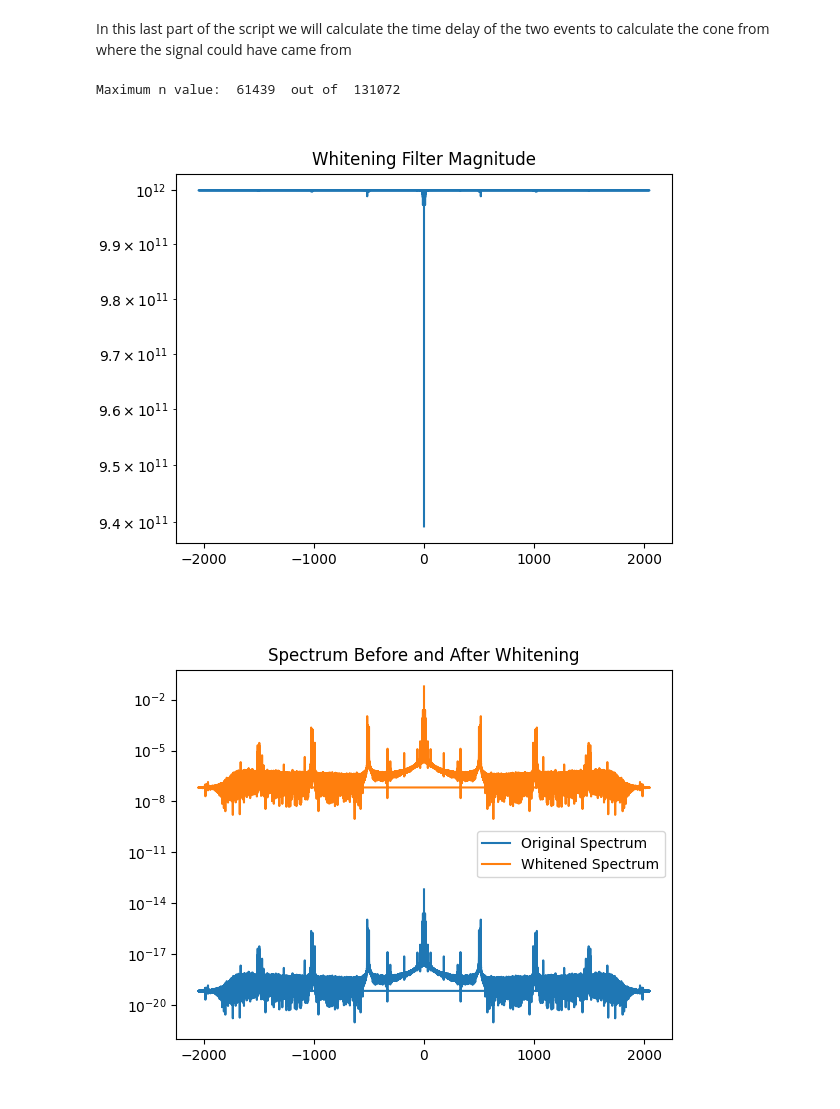
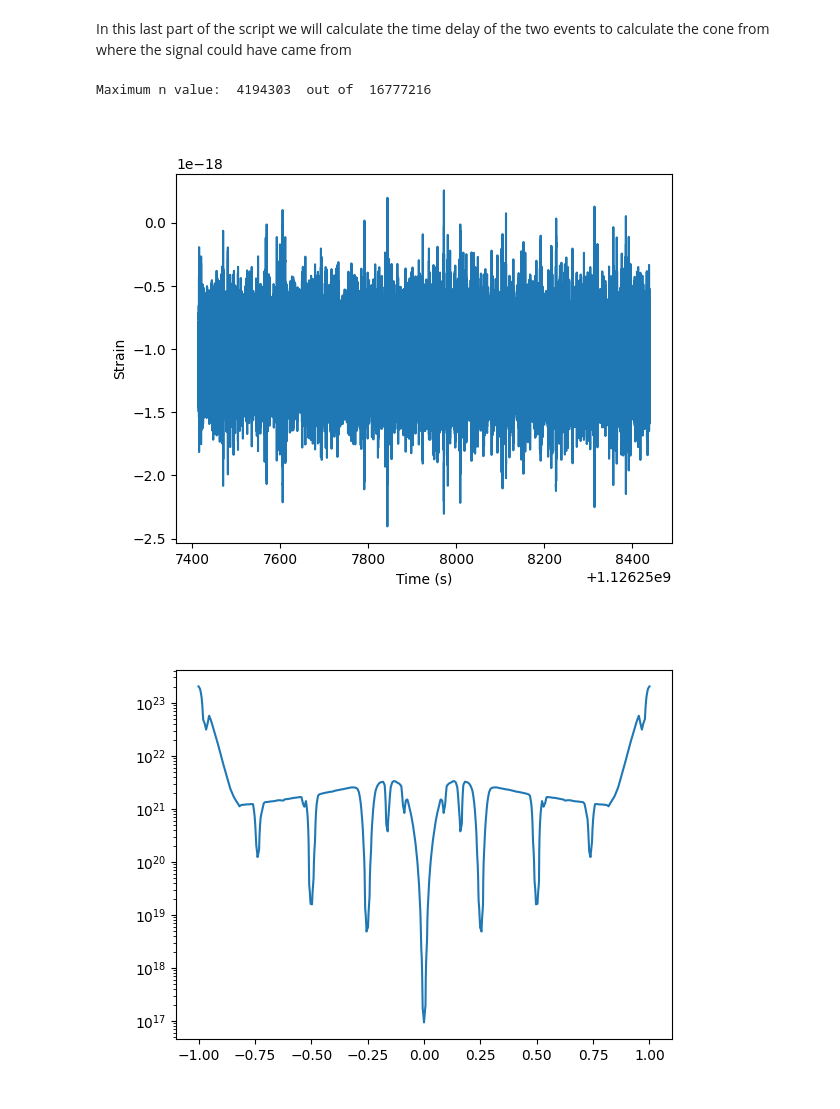
Before and after one commit to CocoMZ/PASA-P1, a Jupyter notebook: main.ipynb, the cells around one changed output. Saved outputs shown, nothing was run; the diff lists cells and outputs as text; code cells hidden in the pictures.

```diff
--- a/main.ipynb
+++ b/main.ipynb
@@ -52,5 +74,6 @@ We choose the data prior to the anomaly because there might be a slow system rec
 # %%
 anomaly_time = 1126259462
-xValues_h1, yValues_h1, N = h1.Subdataset(endTime=anomaly_time)
+start_time = anomaly_time - 1024
+xValues_h1, yValues_h1, N = h1.Subdataset(startTime=start_time, endTime=anomaly_time)
 main.plotSubdataset(xValues_h1, yValues_h1)
 # %% [output]
@@ -279,15 +293,16 @@ h1.SaveToFile(6, 0.5)
 # %% [markdown]
 In this last part of the script we will calculate the time delay of the two events to calculate the cone from where the signal could have came from
 # %%
-L1 = main.SignalProcessor(name="L1-32-4K")
-xValues_h1, yValues_h1, N_L1 = L1.Subdataset(endTime=anomaly_time)
+L1 = main.SignalProcessor(name="L1-4096-4K")
+xValues_h1, yValues_h1, N_L1 = L1.Subdataset(startTime=start_time, endTime=anomaly_time)
 L1.WindowSubdataset()
 L1.Periodogram()
-L1.PeriodogramSmoothing(Lfactor)
+#L1.PeriodogramSmoothing(m=m)
+L1.PeriodogramAveraging(L=300, D=0.5, window='Hanning')
 l1_W_f = L1.WhiteningFilter()
 l1_result = L1.Whiten(N_L1, 0.2)
 L1.SaveToFile(6, 0.5)
 # %% [output]
-Maximum n value:  61439  out of  131072
+Maximum n value:  4194303  out of  16777216
-[figure, old version]
+[figure, new version]
-[figure, old version]
+[figure, new version]
```
Also changed, not shown: parts of 20 cells of this notebook, 1 other file.
